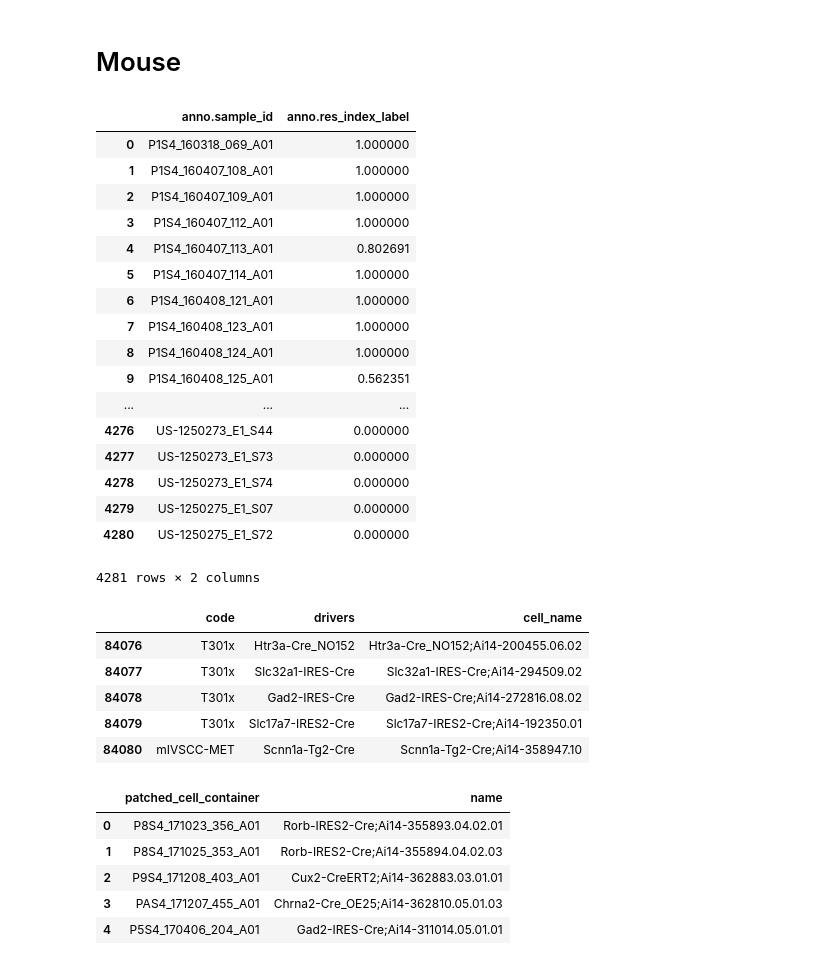
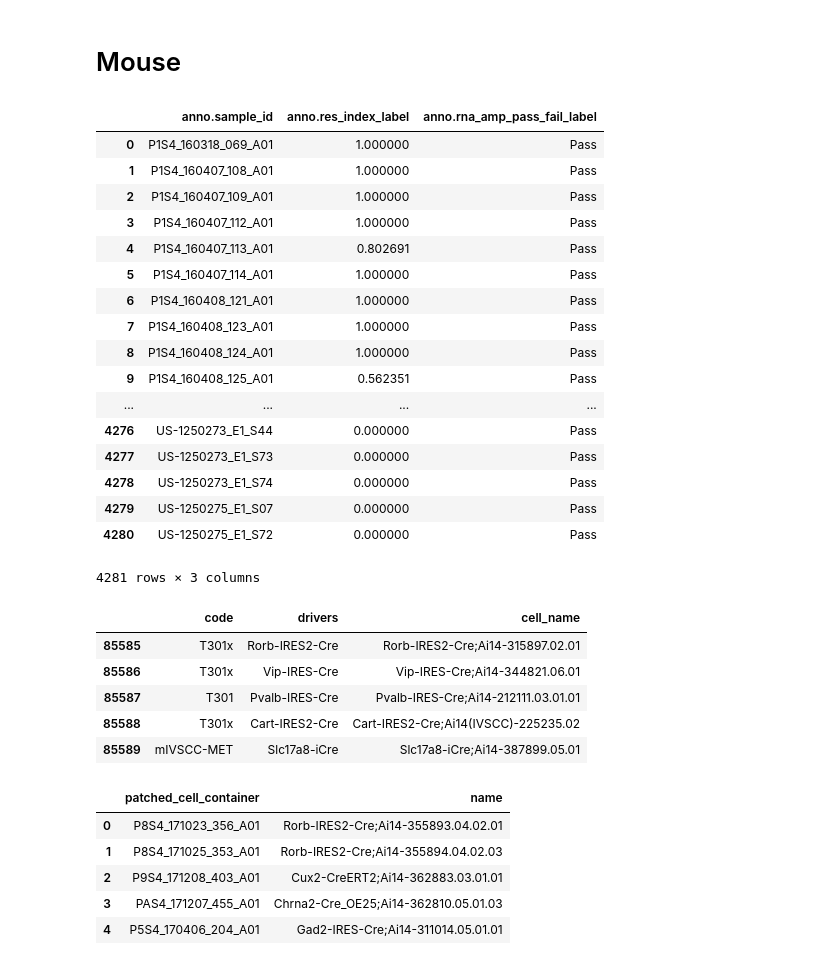
Before and after one commit to ru57y34nn/SMART_goals, a Jupyter notebook: src/SMART_Data.ipynb, the cells around one changed output. Drawn from its saved outputs; the diff is of its cells as text; code cells hidden in the pictures.

```diff
--- a/src/SMART_Data.ipynb
+++ b/src/SMART_Data.ipynb
@@ -15,25 +15,25 @@ full_path = str(full_path)
 full_path
 mshiny = pd.read_csv(full_path)
 # %%
-mshiny = mshiny[["anno.sample_id", "anno.res_index_label"]]
+mshiny = mshiny[["anno.sample_id", "anno.res_index_label", "anno.rna_amp_pass_fail_label"]]
 #, "anno.patch_date_label"
 mshiny
 # %% [output]
-|  | anno.sample_id | anno.res_index_label |
-| 0 | P1S4_160318_069_A01 | 1.000000 |
-| 1 | P1S4_160407_108_A01 | 1.000000 |
-| 2 | P1S4_160407_109_A01 | 1.000000 |
-| 3 | P1S4_160407_112_A01 | 1.000000 |
-| 4 | P1S4_160407_113_A01 | 0.802691 |
-| 5 | P1S4_160407_114_A01 | 1.000000 |
-| 6 | P1S4_160408_121_A01 | 1.000000 |
-| 7 | P1S4_160408_123_A01 | 1.000000 |
-| 8 | P1S4_160408_124_A01 | 1.000000 |
-| 9 | P1S4_160408_125_A01 | 0.562351 |
-| ... | ... | ... |
-| 4276 | US-1250273_E1_S44 | 0.000000 |
-| 4277 | US-1250273_E1_S73 | 0.000000 |
-| 4278 | US-1250273_E1_S74 | 0.000000 |
-| 4279 | US-1250275_E1_S07 | 0.000000 |
-| 4280 | US-1250275_E1_S72 | 0.000000 |
+|  | anno.sample_id | anno.res_index_label | anno.rna_amp_pass_fail_label |
+| 0 | P1S4_160318_069_A01 | 1.000000 | Pass |
+| 1 | P1S4_160407_108_A01 | 1.000000 | Pass |
+| 2 | P1S4_160407_109_A01 | 1.000000 | Pass |
+| 3 | P1S4_160407_112_A01 | 1.000000 | Pass |
+| 4 | P1S4_160407_113_A01 | 0.802691 | Pass |
+| 5 | P1S4_160407_114_A01 | 1.000000 | Pass |
+| 6 | P1S4_160408_121_A01 | 1.000000 | Pass |
+| 7 | P1S4_160408_123_A01 | 1.000000 | Pass |
+| 8 | P1S4_160408_124_A01 | 1.000000 | Pass |
+| 9 | P1S4_160408_125_A01 | 0.562351 | Pass |
+| ... | ... | ... | ... |
+| 4276 | US-1250273_E1_S44 | 0.000000 | Pass |
+| 4277 | US-1250273_E1_S73 | 0.000000 | Pass |
+| 4278 | US-1250273_E1_S74 | 0.000000 | Pass |
+| 4279 | US-1250275_E1_S07 | 0.000000 | Pass |
+| 4280 | US-1250275_E1_S72 | 0.000000 | Pass |
-4281 rows × 2 columns
+4281 rows × 3 columns
@@ -67,18 +62,18 @@ SELECT DISTINCT s.name AS cell_name, proj.name, proj.code, rpt.reporters, drv.dr
 FROM specimens s JOIN projects proj ON s.project_id = proj.id \
 LEFT JOIN reporters rpt ON s.donor_id = rpt.donor_id \
 LEFT JOIN drivers drv ON s.donor_id = drv.donor_id \
-WHERE proj.code = 'mIVSCC-MET' OR proj.code = 'T301' OR proj.code = 'T301x'"
+WHERE proj.code = 'mIVSCC-MET' OR proj.code = 'hIVSCC-MET' OR proj.code = 'T301' OR proj.code = 'T301x'"
 
 lims_df1 = lsq.get_lims_dataframe(lims_query1)
 lims_df1 = lims_df1.drop(['name', 'reporters'], axis=1)
 lims_df1.tail()
 # %% [output]
 |  | code | drivers | cell_name |
-| 84076 | T301x | Htr3a-Cre_NO152 | Htr3a-Cre_NO152;Ai14-200455.06.02 |
-| 84077 | T301x | Slc32a1-IRES-Cre | Slc32a1-IRES-Cre;Ai14-294509.02 |
-| 84078 | T301x | Gad2-IRES-Cre | Gad2-IRES-Cre;Ai14-272816.08.02 |
-| 84079 | T301x | Slc17a7-IRES2-Cre | Slc17a7-IRES2-Cre;Ai14-192350.01 |
-| 84080 | mIVSCC-MET | Scnn1a-Tg2-Cre | Scnn1a-Tg2-Cre;Ai14-358947.10 |
+| 85585 | T301x | Rorb-IRES2-Cre | Rorb-IRES2-Cre;Ai14-315897.02.01 |
+| 85586 | T301x | Vip-IRES-Cre | Vip-IRES-Cre;Ai14-344821.06.01 |
+| 85587 | T301 | Pvalb-IRES-Cre | Pvalb-IRES-Cre;Ai14-212111.03.01.01 |
+| 85588 | T301x | Cart-IRES2-Cre | Cart-IRES2-Cre;Ai14(IVSCC)-225235.02 |
+| 85589 | mIVSCC-MET | Slc17a8-iCre | Slc17a8-iCre;Ai14-387899.05.01 |
 # %%
 #getting all patched cell containers from LIMS
 #lims_query = "SELECT specimens.name, specimens.patched_cell_container, err.recording_date \
```
Also changed, not shown: parts of 20 cells of this notebook, 2 other files.
